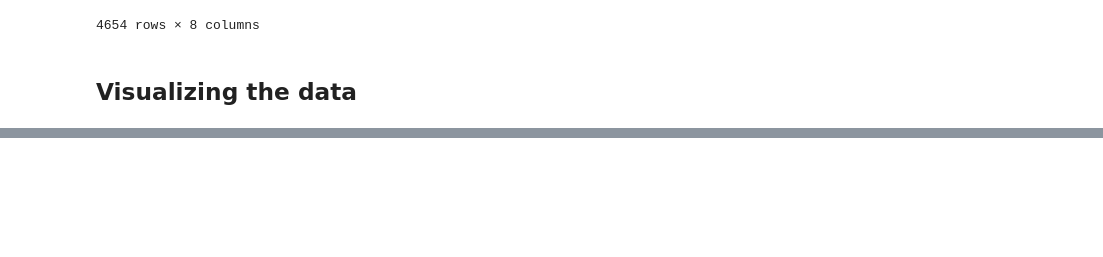
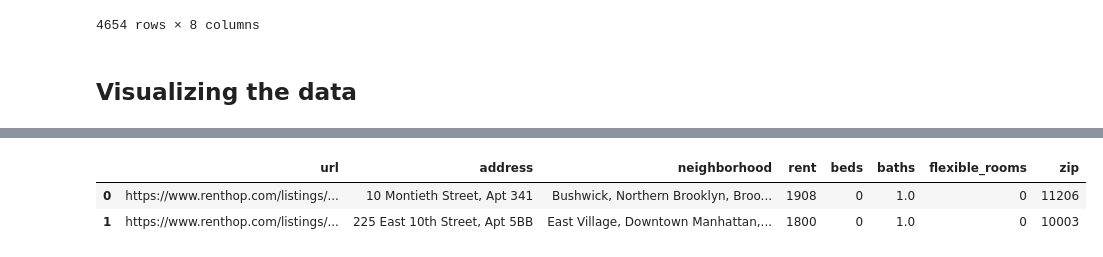
Before and after one commit to stevenkolawole/Python-ML-Blueprints, a Jupyter notebook: 2.-App-to-find-Underpriced-Apartments/Visualizing.ipynb, the cells around one changed output, grey strips where cells are left out. Cells and saved outputs as stored; diff of their text form; code cells hidden in the pictures; blank space fills up the shorter version.

```diff
--- a/2.-App-to-find-Underpriced-Apartments/Visualizing.ipynb
+++ b/2.-App-to-find-Underpriced-Apartments/Visualizing.ipynb
@@ -58,0 +110,6 @@ zdf_mean
+# %%
+df.head(2)
+# %% [output]
+|  | url | address | neighborhood | rent | beds | baths | flexible_rooms | zip |
+| 0 | https://www.renthop.com/listings/... | 10 Montieth Street, Apt 341 | Bushwick, Northern Brooklyn, Broo... | 1908 | 0 | 1.0 | 0 | 11206 |
+| 1 | https://www.renthop.com/listings/... | 225 East 10th Street, Apt 5BB | East Village, Downtown Manhattan,... | 1800 | 0 | 1.0 | 0 | 10003 |
```
Also changed, not shown: parts of 6 cells of this notebook, 2 other files.
